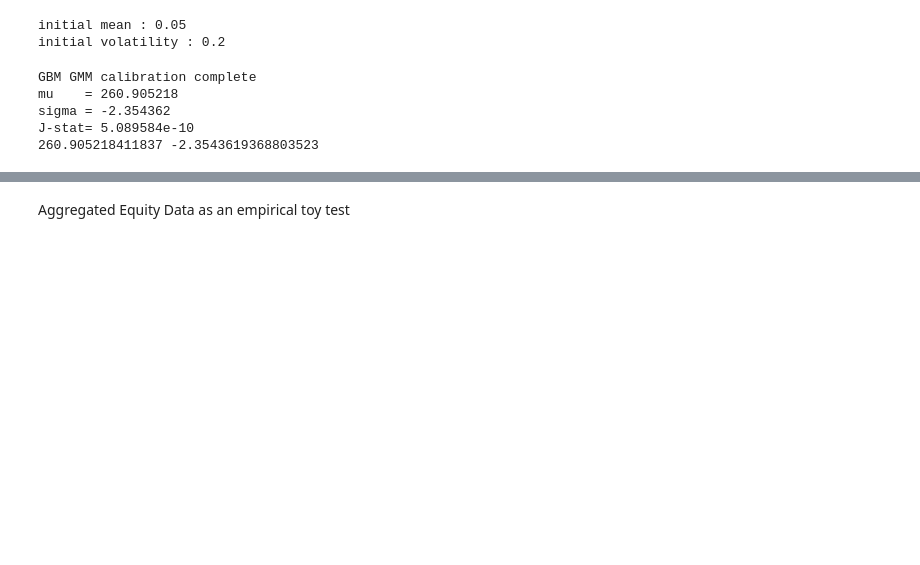
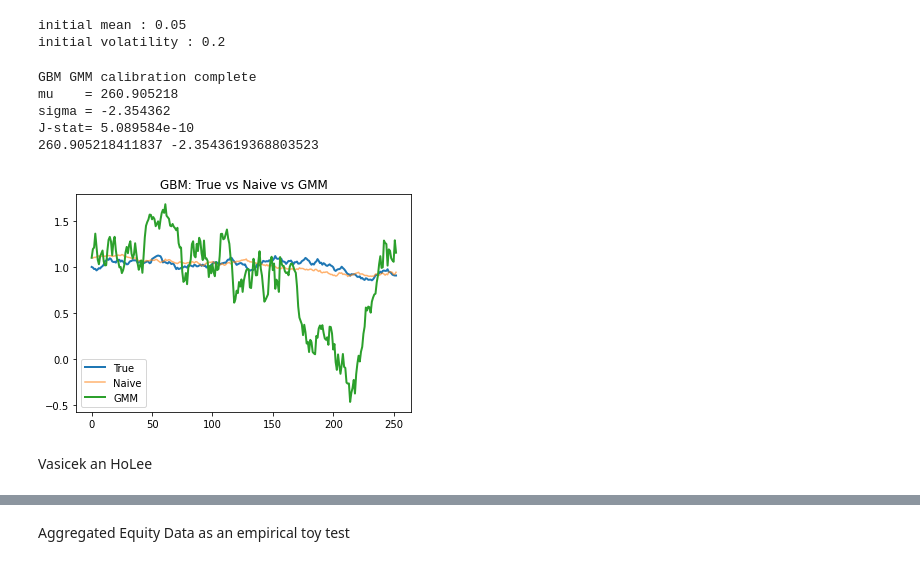
Before and after one commit to glvn5150/quant_gmm, a Jupyter notebook: example_applicationn.ipynb, the cells around one changed output, grey strips where cells are left out. Drawn from its saved outputs; the diff is of its cells as text; code cells hidden in the pictures; blank space fills up the shorter version.

```diff
--- a/example_applicationn.ipynb
+++ b/example_applicationn.ipynb
@@ -39,11 +41,15 @@ sigma = -2.354362
 J-stat= 5.089584e-10
 260.905218411837 -2.3543619368803523
 # %%
-plt.plot(S, label="True", lw=2)
-plt.plot(S_naive, label="Naive", alpha=0.6)
-plt.plot(S_gmm, label="GMM", lw=2)
+plt.plot(S[1], label="True", lw=2)
+plt.plot(S_naive[1], label="Naive", alpha=0.6)
+plt.plot(S_gmm[1], label="GMM", lw=2)
 plt.legend(); plt.title("GBM: True vs Naive vs GMM")
 plt.show()
+# %% [output]
+[figure, added]
+# %% [markdown]
+Vasicek an HoLee
 # %%
 from gmm.base_models.vasicek_ho_lee import Vasicek_HoLee
 from gmm.models.vasicek_ho_lee_gmm import VasicekHoLee_GMM
```
Also changed, not shown: parts of 12 cells of this notebook, 2 other files.
